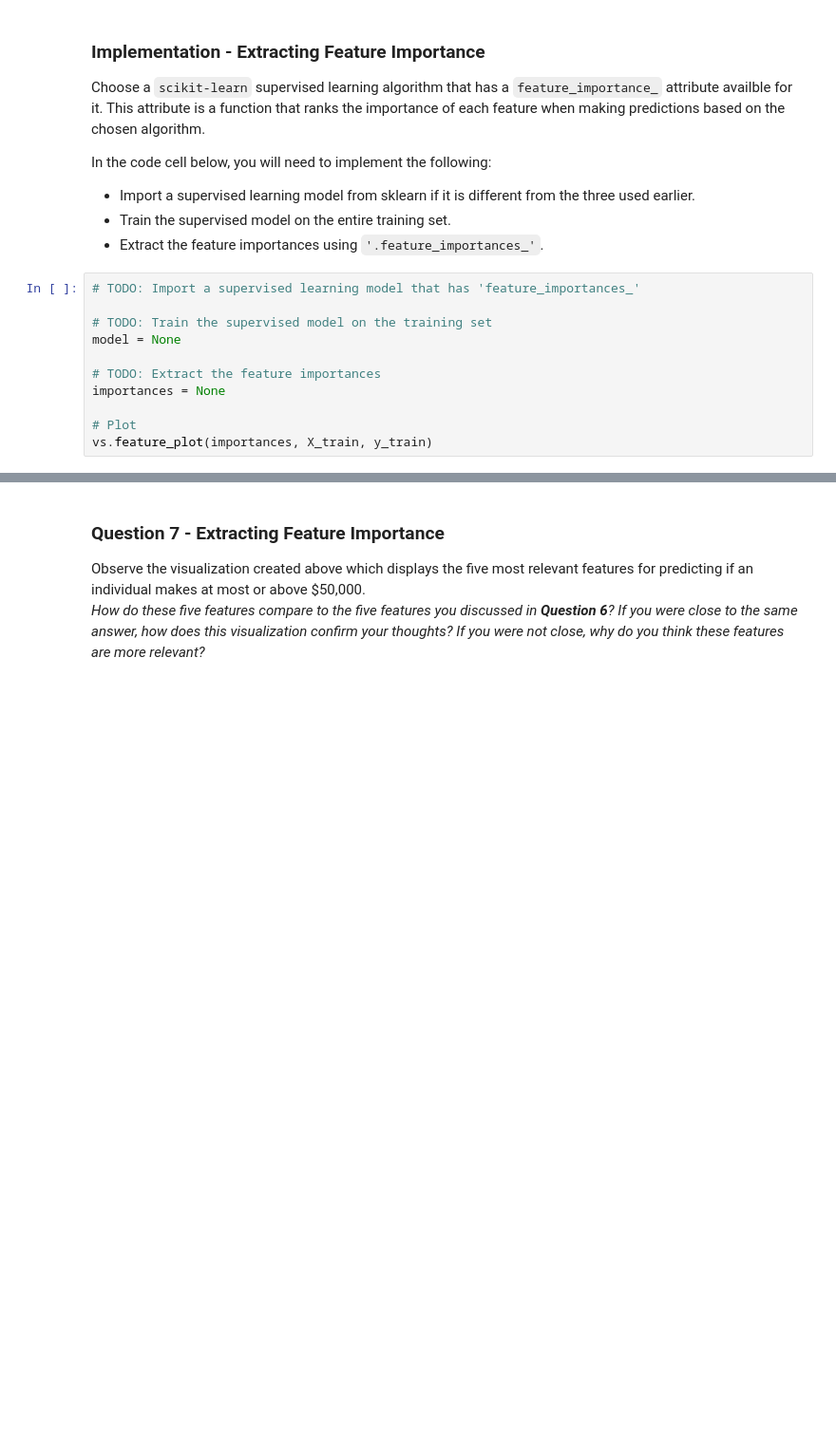
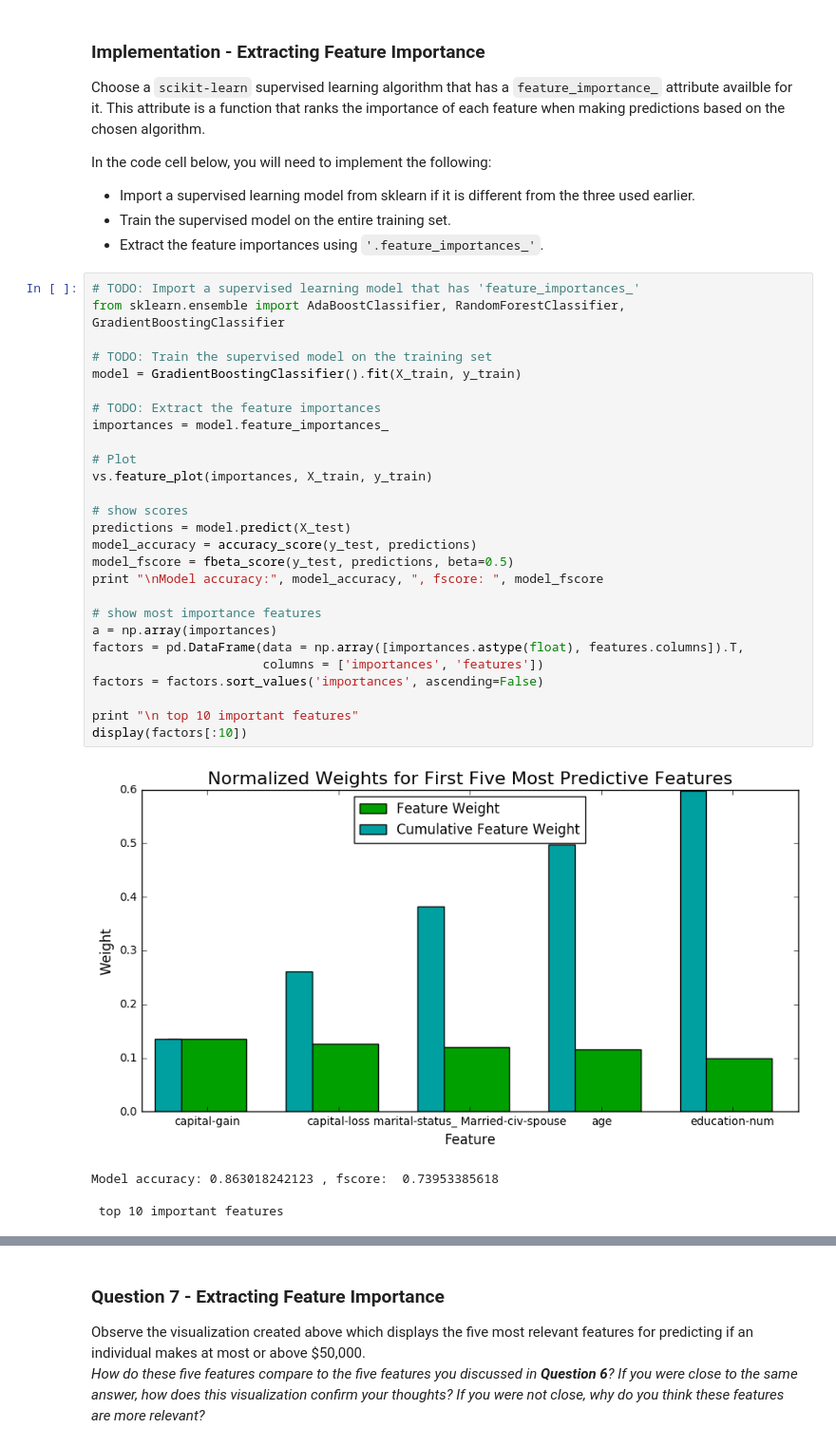
Before and after one commit to sunilranka/finding_donors, a Jupyter notebook: finding_donors.ipynb, the cells around one changed output, grey strips where cells are left out. Shown at 95% size. Saved outputs shown, nothing was run; the diff lists cells and outputs as text; blank space fills up the shorter version.

```diff
--- a/finding_donors.ipynb
+++ b/finding_donors.ipynb
@@ -460,12 +520,33 @@ In the code cell below, you will need to implement the following:
  - Extract the feature importances using `'.feature_importances_'`.
 # %%
 # TODO: Import a supervised learning model that has 'feature_importances_'
+from sklearn.ensemble import AdaBoostClassifier, RandomForestClassifier, GradientBoostingClassifier
 
 # TODO: Train the supervised model on the training set
-model = None
+model = GradientBoostingClassifier().fit(X_train, y_train)
 
 # TODO: Extract the feature importances
-importances = None
+importances = model.feature_importances_
 
 # Plot
 vs.feature_plot(importances, X_train, y_train)
+
+# show scores
+predictions = model.predict(X_test)
+model_accuracy = accuracy_score(y_test, predictions)
+model_fscore = fbeta_score(y_test, predictions, beta=0.5)
+print "\nModel accuracy:", model_accuracy, ", fscore: ", model_fscore
+
+# show most importance features
+a = np.array(importances)
+factors = pd.DataFrame(data = np.array([importances.astype(float), features.columns]).T,
+                       columns = ['importances', 'features'])
+factors = factors.sort_values('importances', ascending=False)
+
+print "\n top 10 important features"
+display(factors[:10])
+# %% [output]
+[figure, added]
+Model accuracy: 0.863018242123 , fscore:  0.73953385618
+
+ top 10 important features
```
Also changed, not shown: parts of 19 cells of this notebook.
